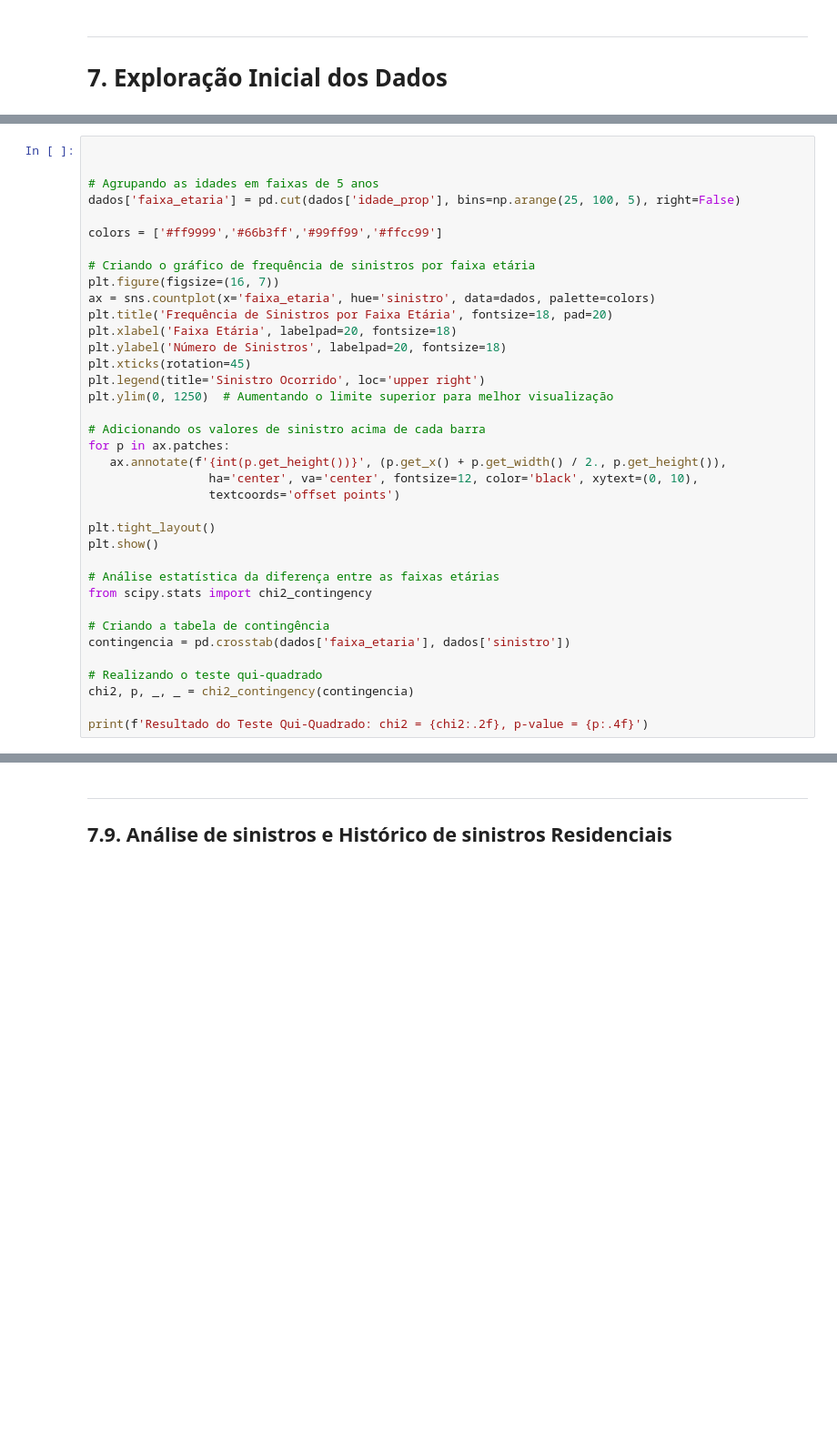
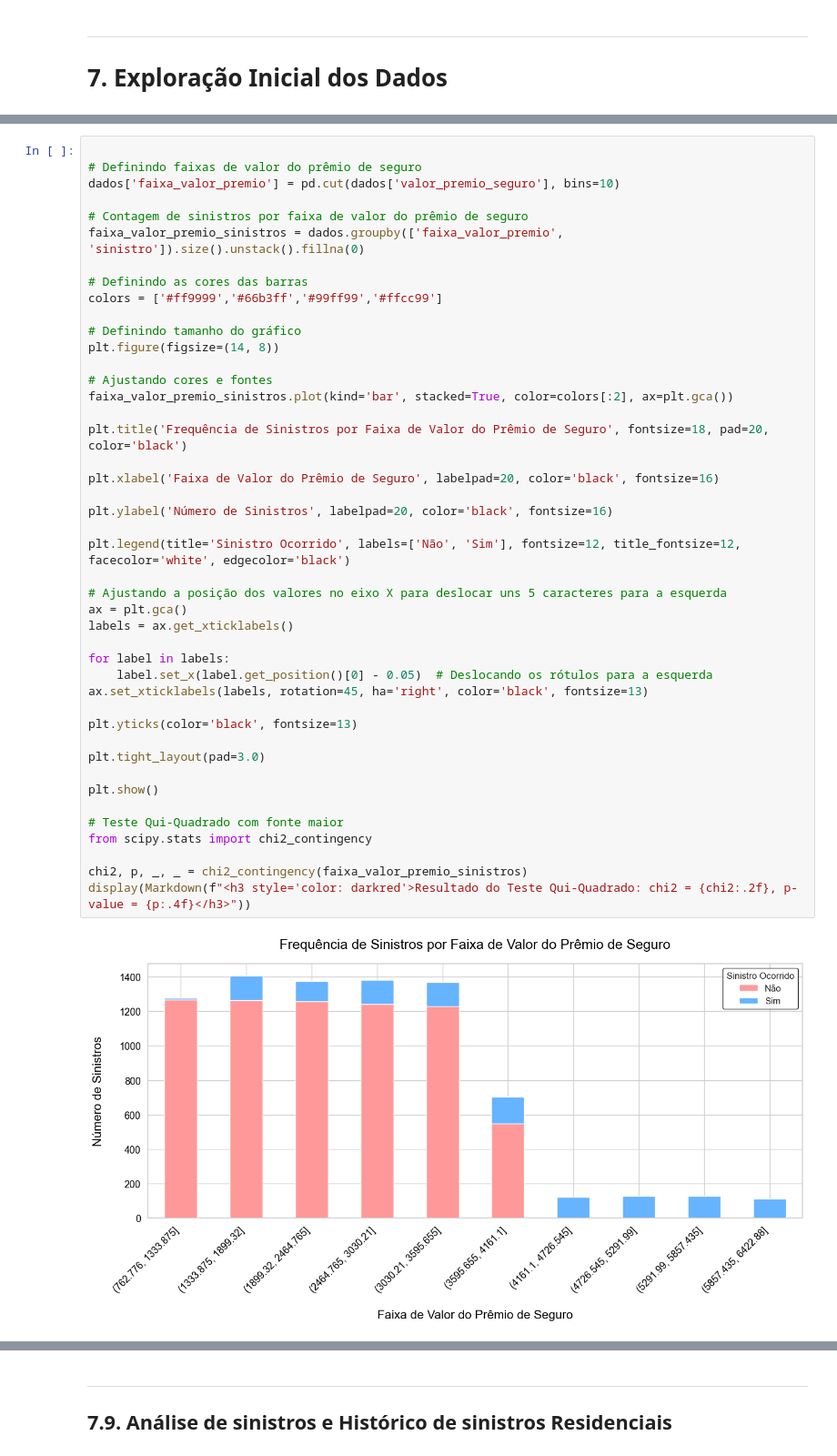
Before and after one commit to luciano-analytics/luciano-analytics.github.io, a Jupyter notebook: seguro_sinistro.ipynb, the cells around one changed output, grey strips where cells are left out. Shown at 91% size. Saved outputs shown, nothing was run; the diff lists cells and outputs as text; blank space fills up the shorter version.

```diff
--- a/seguro_sinistro.ipynb
+++ b/seguro_sinistro.ipynb
@@ -313,37 +472,46 @@ plt.show()
 # %%
 
+# Definindo faixas de valor do prêmio de seguro
+dados['faixa_valor_premio'] = pd.cut(dados['valor_premio_seguro'], bins=10)
 
-# Agrupando as idades em faixas de 5 anos
-dados['faixa_etaria'] = pd.cut(dados['idade_prop'], bins=np.arange(25, 100, 5), right=False)
+# Contagem de sinistros por faixa de valor do prêmio de seguro
+faixa_valor_premio_sinistros = dados.groupby(['faixa_valor_premio', 'sinistro']).size().unstack().fillna(0)
 
+# Definindo as cores das barras
 colors = ['#ff9999','#66b3ff','#99ff99','#ffcc99']
 
-# Criando o gráfico de frequência de sinistros por faixa etária
-plt.figure(figsize=(16, 7))
-ax = sns.countplot(x='faixa_etaria', hue='sinistro', data=dados, palette=colors)
-plt.title('Frequência de Sinistros por Faixa Etária', fontsize=18, pad=20)
-plt.xlabel('Faixa Etária', labelpad=20, fontsize=18)
-plt.ylabel('Número de Sinistros', labelpad=20, fontsize=18)
-plt.xticks(rotation=45)
-plt.legend(title='Sinistro Ocorrido', loc='upper right')
-plt.ylim(0, 1250)  # Aumentando o limite superior para melhor visualização
+# Definindo tamanho do gráfico
+plt.figure(figsize=(14, 8))
 
-# Adicionando os valores de sinistro acima de cada barra
-for p in ax.patches:
-   ax.annotate(f'{int(p.get_height())}', (p.get_x() + p.get_width() / 2., p.get_height()),
-                 ha='center', va='center', fontsize=12, color='black', xytext=(0, 10),
-                 textcoords='offset points')
+# Ajustando cores e fontes
+faixa_valor_premio_sinistros.plot(kind='bar', stacked=True, color=colors[:2], ax=plt.gca())
 
-plt.tight_layout()
+plt.title('Frequência de Sinistros por Faixa de Valor do Prêmio de Seguro', fontsize=18, pad=20, color='black')
+
+plt.xlabel('Faixa de Valor do Prêmio de Seguro', labelpad=20, color='black', fontsize=16)
+
+plt.ylabel('Número de Sinistros', labelpad=20, color='black', fontsize=16)
+
+plt.legend(title='Sinistro Ocorrido', labels=['Não', 'Sim'], fontsize=12, title_fontsize=12, facecolor='white', edgecolor='black')
+
+# Ajustando a posição dos valores no eixo X para deslocar uns 5 caracteres para a esquerda
+ax = plt.gca()
+labels = ax.get_xticklabels()
+
+for label in labels:
+    label.set_x(label.get_position()[0] - 0.05)  # Deslocando os rótulos para a esquerda
+ax.set_xticklabels(labels, rotation=45, ha='right', color='black', fontsize=13)
+
+plt.yticks(color='black', fontsize=13)
+
+plt.tight_layout(pad=3.0)
+
 plt.show()
 
-# Análise estatística da diferença entre as faixas etárias
+# Teste Qui-Quadrado com fonte maior
 from scipy.stats import chi2_contingency
 
-# Criando a tabela de contingência
-contingencia = pd.crosstab(dados['faixa_etaria'], dados['sinistro'])
-
-# Realizando o teste qui-quadrado
-chi2, p, _, _ = chi2_contingency(contingencia)
-
-print(f'Resultado do Teste Qui-Quadrado: chi2 = {chi2:.2f}, p-value = {p:.4f}')
+chi2, p, _, _ = chi2_contingency(faixa_valor_premio_sinistros)
+display(Markdown(f"<h3 style='color: darkred'>Resultado do Teste Qui-Quadrado: chi2 = {chi2:.2f}, p-value = {p:.4f}</h3>"))
+# %% [output]
+[figure, added]
```
Also changed, not shown: parts of 57 cells of this notebook.
